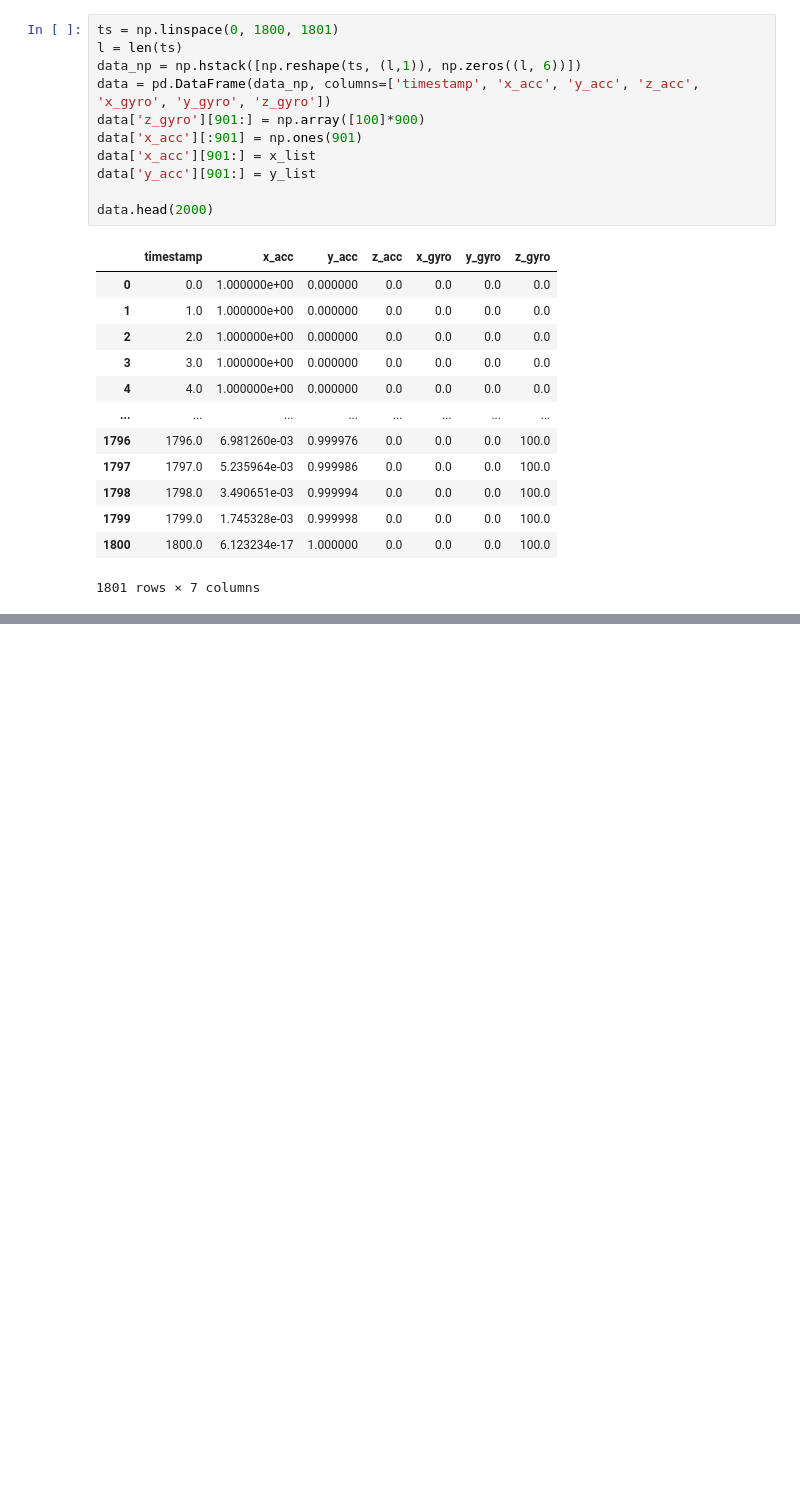
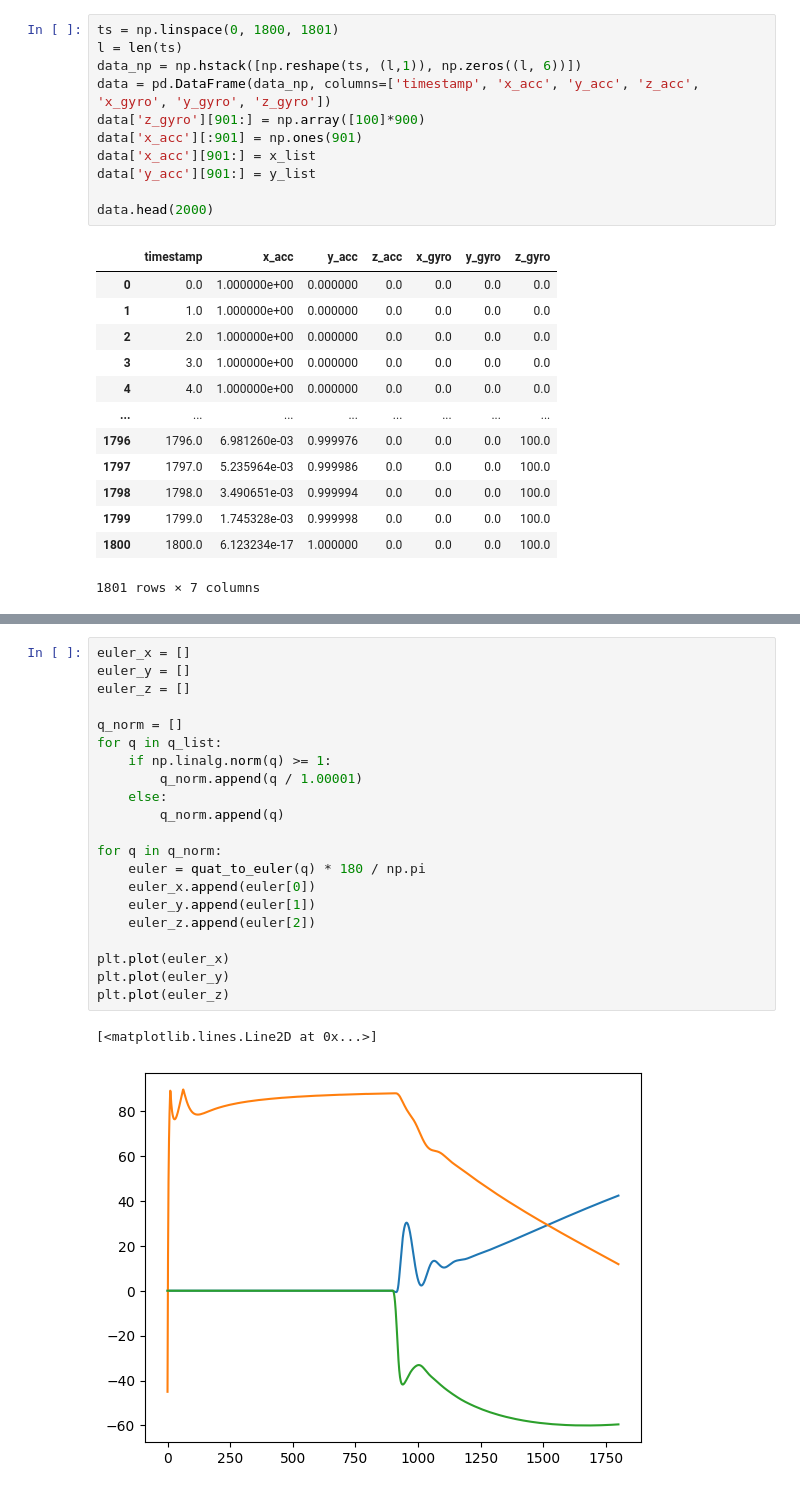
Before and after one commit to jrspan/dobbelsteenbep, a Jupyter notebook: Project files/kalman met nep data.ipynb, the cells around one changed output, grey strips where cells are left out. Cells and saved outputs as stored; diff of their text form; blank space fills up the shorter version.

```diff
--- a/Project files/kalman met nep data.ipynb
+++ b/Project files/kalman met nep data.ipynb
@@ -160,0 +197,24 @@ for q in q_list:
+# %%
+euler_x = []
+euler_y = []
+euler_z = []
+
+q_norm = []
+for q in q_list:
+    if np.linalg.norm(q) >= 1:
+        q_norm.append(q / 1.00001)
+    else:
+        q_norm.append(q)
+
+for q in q_norm:
+    euler = quat_to_euler(q) * 180 / np.pi
+    euler_x.append(euler[0])
+    euler_y.append(euler[1])
+    euler_z.append(euler[2])
+
+plt.plot(euler_x)
+plt.plot(euler_y)
+plt.plot(euler_z)
+# %% [output]
+[<matplotlib.lines.Line2D at 0x...>]
+[figure, added]
```
Also changed, not shown: parts of 10 cells of this notebook, 4 other files.
